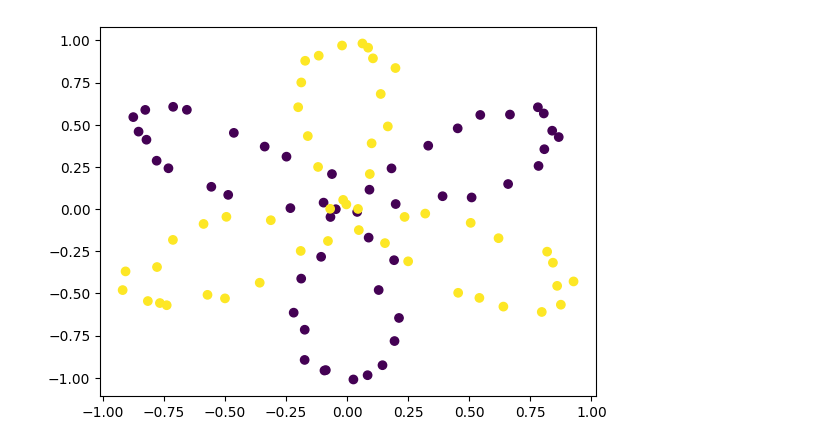
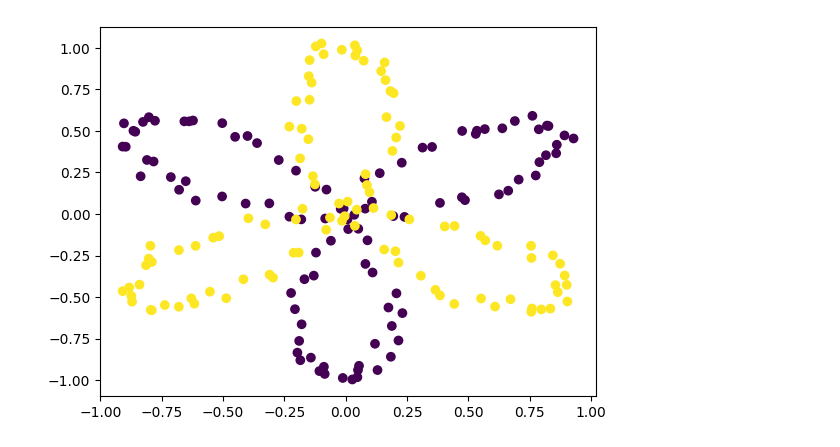
Before and after one commit to tanmay4269/Learning_ML, a Jupyter notebook: aerove/practice/4. shallow neural network example.ipynb, the cells around one changed output. Drawn from its saved outputs; the diff is of its cells as text; code cells hidden in the pictures.

```diff
--- a/aerove/practice/4. shallow neural network example.ipynb
+++ b/aerove/practice/4. shallow neural network example.ipynb
@@ -1,29 +1,33 @@
 # %%
 import numpy as np
 import matplotlib.pyplot as plt
 
 " Making dataset "
 # r = sin(3t)
 
-m_train = 100
+m_train = 200
 
 t = np.linspace(0, 2 * np.pi, m_train)
 r = []
 for _t in t:
     if _t < np.pi:
         r.append(np.sin(3 * _t))
     else:
         r.append(-np.sin(3 * _t))
 
 r = np.array(r)
 
+np.random.seed(69)
 X = np.random.uniform(-0.05, 0.05, (m_train, 2))  # two columns, one for each feature
 X[:, 0] += r * np.cos(t)
 X[:, 1] += r * np.sin(t)
 
 Y = np.where(t < np.pi, 0, 1)
 
 plt.scatter(X[:, 0], X[:, 1], c=Y)
 plt.show()
+
+X = X.reshape(2, m_train)
+Y = Y.reshape(1, m_train)
 # %% [output]
-[figure, old version]
+[figure, new version]
```
Also changed, not shown: parts of 15 cells of this notebook.
